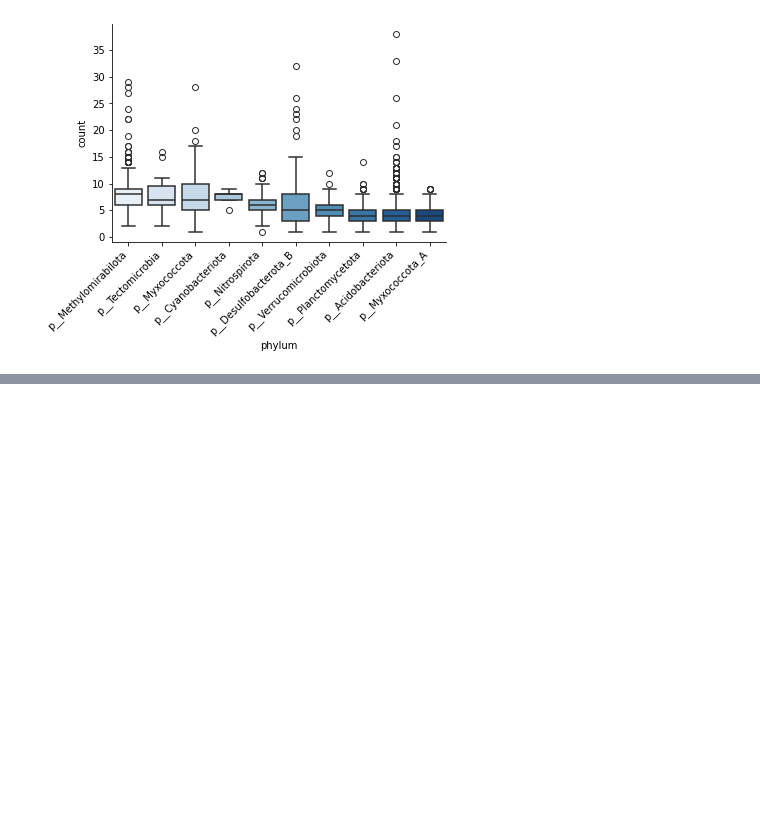
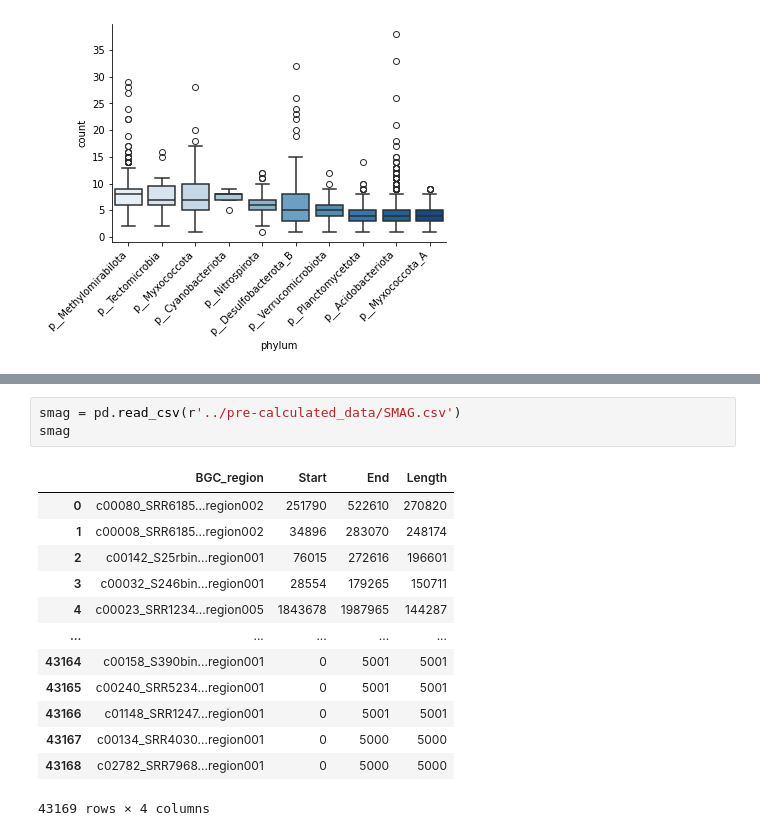
Before and after one commit to BigDataBiology/Duan2026_urban_soil, a Jupyter notebook: analysis/figure4/figure4.ipynb, the cells around one changed output, grey strips where cells are left out. Cells and saved outputs as stored; diff of their text form; blank space fills up the shorter version.

```diff
--- a/analysis/figure4/figure4.ipynb
+++ b/analysis/figure4/figure4.ipynb
@@ -156,0 +239,17 @@ Passing `palette` without assigning `hue` is deprecated and will be removed in v
+# %%
+smag = pd.read_csv(r'../pre-calculated_data/SMAG.csv')
+smag
+# %% [output]
+|  | BGC_region | Start | End | Length |
+| 0 | c00080_SRR6185...region002 | 251790 | 522610 | 270820 |
+| 1 | c00008_SRR6185...region002 | 34896 | 283070 | 248174 |
+| 2 | c00142_S25rbin...region001 | 76015 | 272616 | 196601 |
+| 3 | c00032_S246bin...region001 | 28554 | 179265 | 150711 |
+| 4 | c00023_SRR1234...region005 | 1843678 | 1987965 | 144287 |
+| ... | ... | ... | ... | ... |
+| 43164 | c00158_S390bin...region001 | 0 | 5001 | 5001 |
+| 43165 | c00240_SRR5234...region001 | 0 | 5001 | 5001 |
+| 43166 | c01148_SRR1247...region001 | 0 | 5001 | 5001 |
+| 43167 | c00134_SRR4030...region001 | 0 | 5000 | 5000 |
+| 43168 | c02782_SRR7968...region001 | 0 | 5000 | 5000 |
+43169 rows × 4 columns
```
Also changed, not shown: parts of 5 cells of this notebook, 1 other file.
